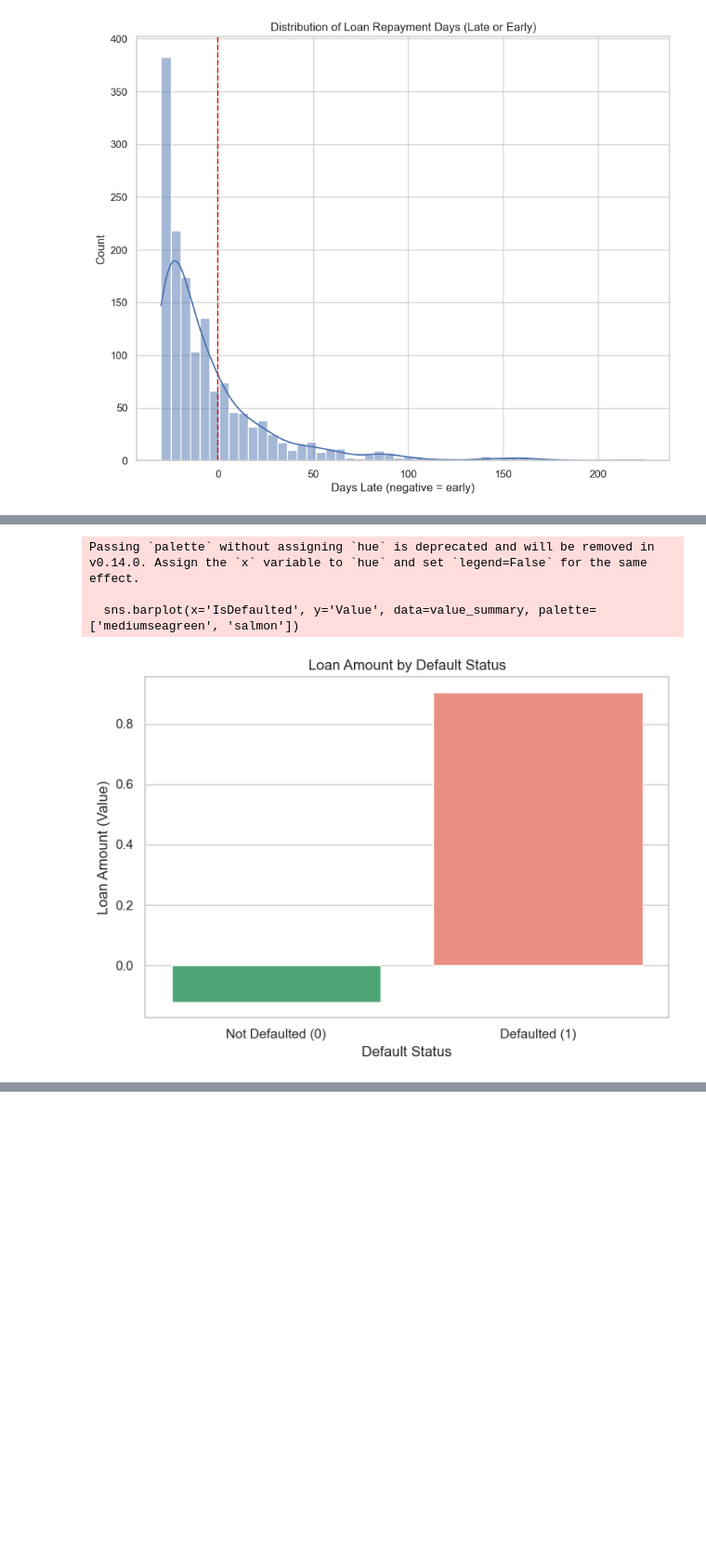
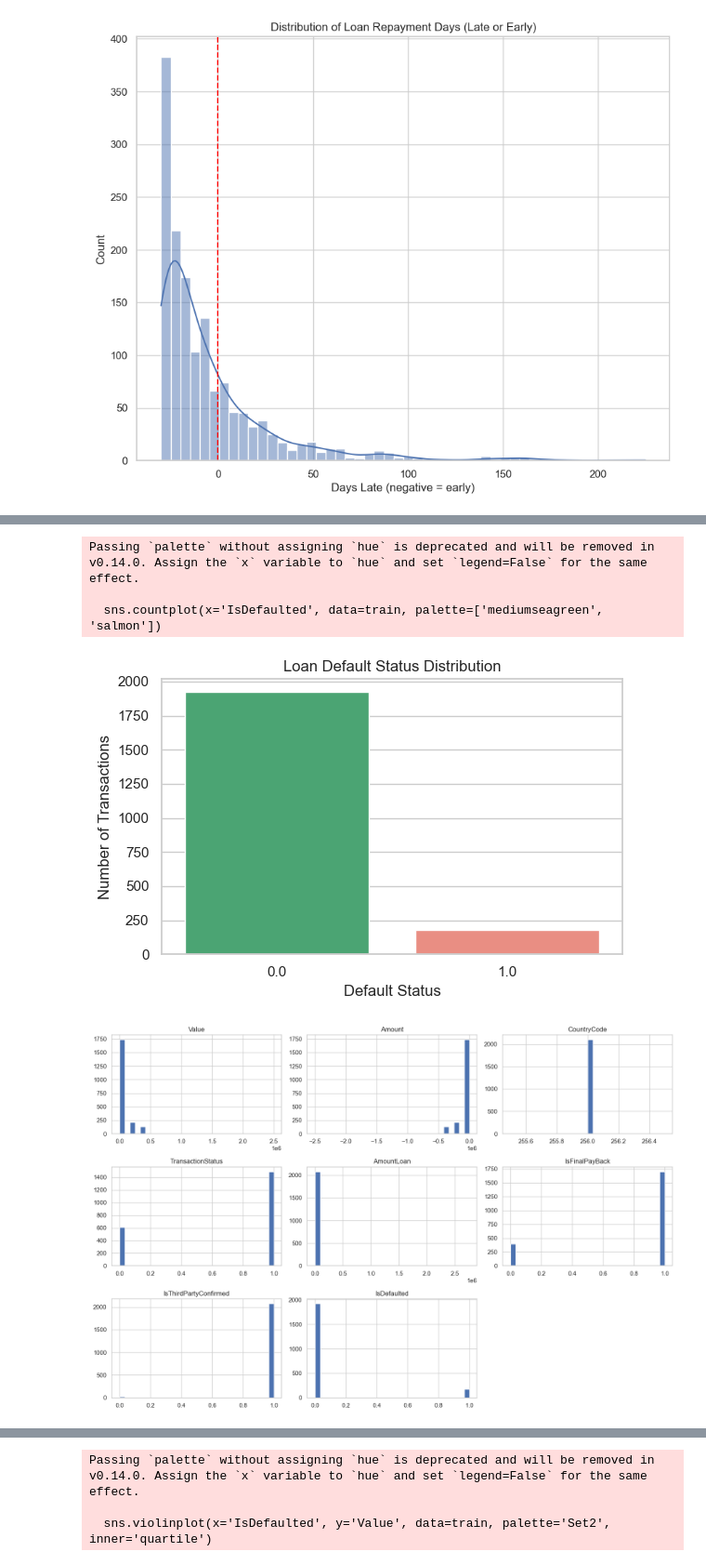
Before and after one commit to NJOOORA/Xente-project, a Jupyter notebook: xente starternotebook.ipynb, the cells around one changed output, grey strips where cells are left out. Shown at 93% size. Drawn from its saved outputs; the diff is of its cells as text; code cells hidden in the pictures; blank space fills up the shorter version.

```diff
--- a/xente starternotebook.ipynb
+++ b/xente starternotebook.ipynb
@@ -161,23 +106,43 @@ ValueError: Could not interpret value `Value` for `y`. An entry with this name d
-# %%
-df = train[['Value', 'IsDefaulted']].dropna()
-df['IsDefaulted'] = pd.to_numeric(df['IsDefaulted'], errors='coerce').astype(int)
-
-# Group by IsDefaulted and compute average loan amount
-value_summary = df.groupby('IsDefaulted')['Value'].mean().reset_index()
-
-# Plot the bar chart
-plt.figure(figsize=(7, 5))
-sns.barplot(x='IsDefaulted', y='Value', data=value_summary, palette=['mediumseagreen', 'salmon'])
-
-# Customize axis and labels
-plt.xticks([0, 1], ['Not Defaulted (0)', 'Defaulted (1)'])
-plt.title('Loan Amount by Default Status')
-plt.xlabel('Default Status')
-plt.ylabel('Loan Amount (Value)')
-plt.tight_layout()
-plt.show()
-# %% [output]
-Passing `palette` without assigning `hue` is deprecated and will be removed in v0.14.0. Assign the `x` variable to `hue` and set `legend=False` for the same effect.
-
-  sns.barplot(x='IsDefaulted', y='Value', data=value_summary, palette=['mediumseagreen', 'salmon'])
-[figure, removed]
+# %%
+# EDA for the train dataset
+# 1. Basic info and statistics
+print("Train shape:", train.shape)
+print(train.info())
+print(train.describe())
+
+# 2. Check for missing values
+missing = train.isnull().sum()
+print("Missing values per column:\n", missing[missing > 0])
+
+# 3. Target variable distribution
+if 'IsDefaulted' in train.columns:
+    plt.figure(figsize=(6, 4))
+    sns.countplot(x='IsDefaulted', data=train, palette=['mediumseagreen', 'salmon'])
+    plt.title('Loan Default Status Distribution')
+    plt.xlabel('Default Status')
+    plt.ylabel('Number of Transactions')
+    plt.tight_layout()
+    plt.show()
+
+# 4. Numeric feature distributions
+num_cols = train.select_dtypes(include=['int64', 'float64']).columns.tolist()
+train[num_cols].hist(figsize=(15, 10), bins=30)
+plt.tight_layout()
+plt.show()
+
+# 5. Correlation heatmap
+plt.figure(figsize=(10, 8))
+sns.heatmap(train[num_cols].corr(), annot=True, fmt=".2f", cmap="coolwarm")
+plt.title("Correlation Heatmap (Numeric Features)")
+plt.show()
+
+# 6. Example: Relationship between loan amount and default
+if 'Value' in train.columns and 'IsDefaulted' in train.columns:
+    plt.figure(figsize=(8, 5))
+    sns.violinplot(x='IsDefaulted', y='Value', data=train, palette='Set2', inner='quartile')
+    plt.title('Loan Amount Distribution by Default Status')
+    plt.xlabel('Default Status')
+    plt.ylabel('Loan Amount (Value)')
+    plt.tight_layout()
+    plt.show()
+# %% [output]
@@ -183,0 +166,5 @@ Passing `palette` without assigning `hue` is deprecated and will be removed in v
+Passing `palette` without assigning `hue` is deprecated and will be removed in v0.14.0. Assign the `x` variable to `hue` and set `legend=False` for the same effect.
+
+  sns.countplot(x='IsDefaulted', data=train, palette=['mediumseagreen', 'salmon'])
+[figure, added]
+[figure, added]
@@ -183,0 +172,3 @@ Passing `palette` without assigning `hue` is deprecated and will be removed in v
+Passing `palette` without assigning `hue` is deprecated and will be removed in v0.14.0. Assign the `x` variable to `hue` and set `legend=False` for the same effect.
+
+  sns.violinplot(x='IsDefaulted', y='Value', data=train, palette='Set2', inner='quartile')
```
Also changed, not shown: parts of 10 cells of this notebook.
